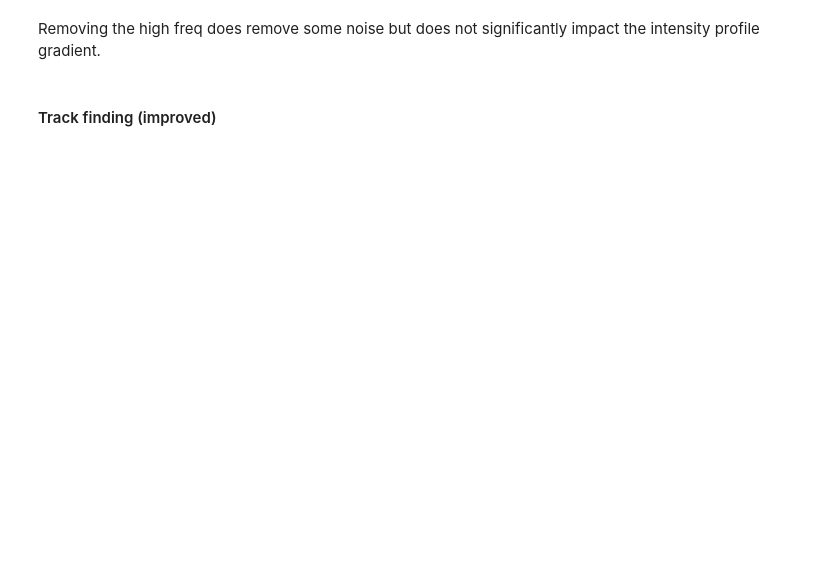
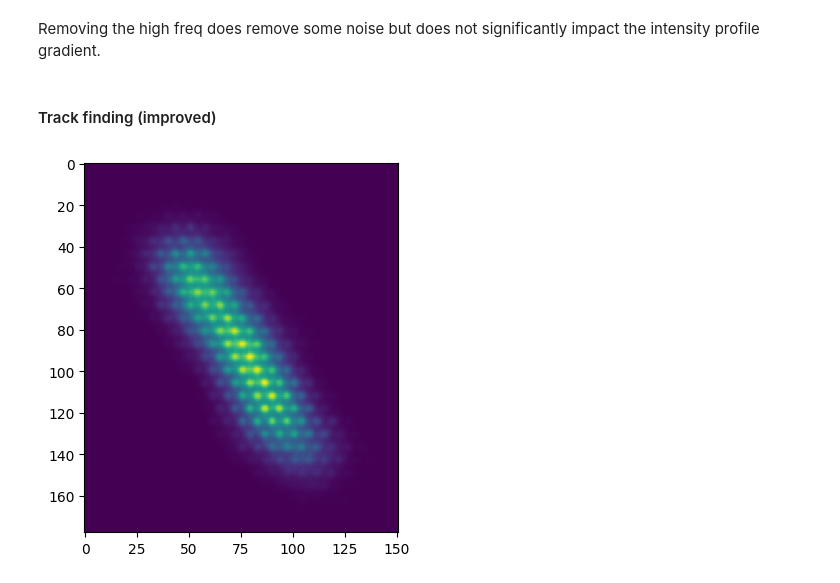
Before and after one commit to benstevens26/NRML-ANN, a Jupyter notebook: notebooks/feature_extraction.ipynb, the cells around one changed output. Saved outputs shown, nothing was run; the diff lists cells and outputs as text; code cells hidden in the pictures; blank space fills up the shorter version.

```diff
--- a/notebooks/feature_extraction.ipynb
+++ b/notebooks/feature_extraction.ipynb
@@ -538,3 +485,32 @@ print(np.mean(grad))
 Removing the high freq does remove some noise but does not significantly impact the intensity profile gradient.
 # %% [markdown]
 #### Track finding (improved)
+# %%
+# skeletonisation
+import matplotlib.pyplot as plt
+import numpy as np
+from skimage import morphology
+import os
+import sys
+
+sys.path.append(os.path.abspath('../ANN-code'))
+from image_preprocessing import gaussian_smoothing, noise_adder
+
+data_paths = ["../ANN-code/Data/im0/C", "../ANN-code/Data/im0/F"]
+file_paths = []
+
+for dir in data_paths:
+    for filename in os.listdir(dir):
+            file_paths.append(os.path.join(dir, filename))
+
+
+# load in random image from file paths
+
+image = np.load(np.random.choice(file_paths, 1, replace=True)[0])
+
+# imshow event
+
+plt.imshow(image, cmap='viridis')
+plt.show()
+# %% [output]
+[figure, added]
```
Also changed, not shown: parts of 23 cells of this notebook.
